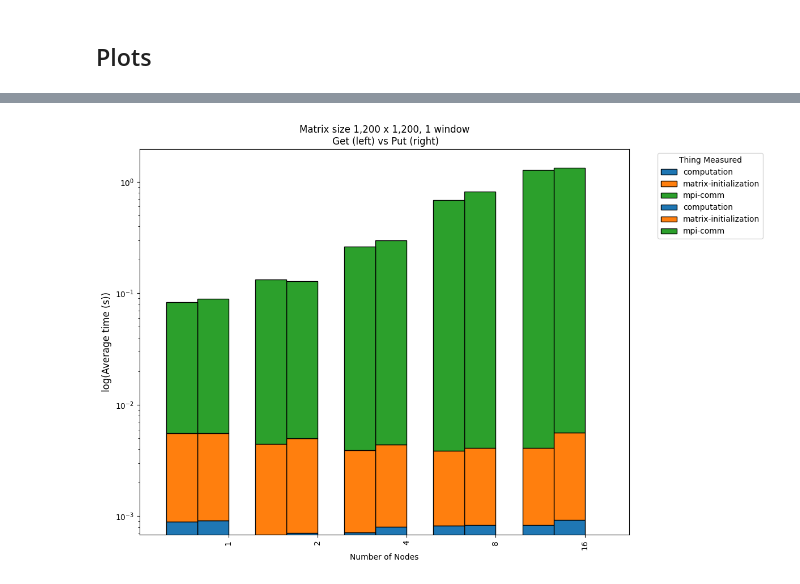
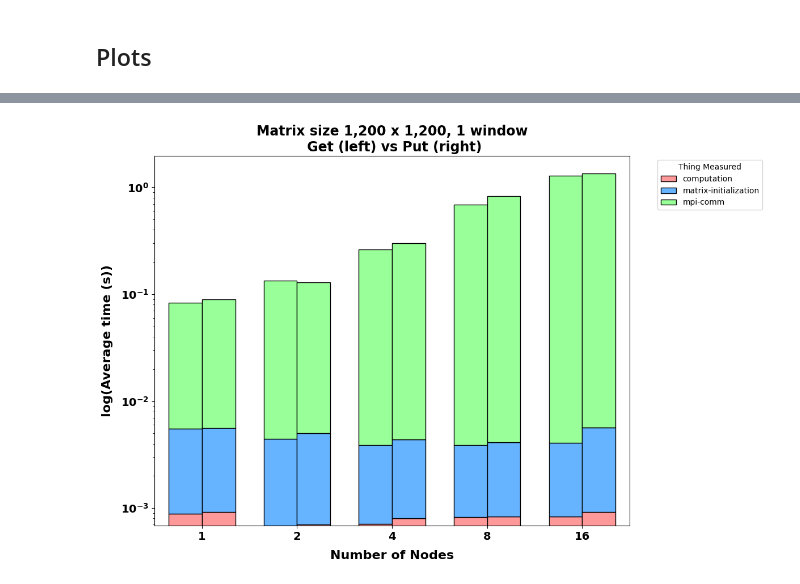
Before and after one commit to IsacPasianotto/Parallel-Programming-HPC, a Jupyter notebook: jacobi-one-side/plots/plots.ipynb, the cells around one changed output, grey strips where cells are left out. Cells and saved outputs as stored; diff of their text form; code cells hidden in the pictures.

```diff
--- a/jacobi-one-side/plots/plots.ipynb
+++ b/jacobi-one-side/plots/plots.ipynb
@@ -298,4 +8,4 @@ all_data_grouped.columns = ['size', 'what', 'nodes', 'windows', 'operation', 'ti
 # %%
-data = all_data_grouped
+data = pd.read_csv('all_data_grouped.csv')
 # %% [markdown]
 ## Plots
@@ -326,25 +65,10 @@ print(data_1win)
 # %%
-# Pivot the data to have 'put' and 'get' as separate columns for each 'what' and 'nodes'
-put_df = data_1win[data_1win['operation'] == 'put']
-get_df = data_1win[data_1win['operation'] == 'get']
+# fist plot: scalability: get vs put, 1 window
+data_1win = data[data['windows'] == 1]
+data_1win = data_1win[data_1win['operation'] != 'none']
+data_1win = data_1win[data_1win['size'] == 1200]
 
-pivot_put = put_df.pivot(index='nodes', columns='what', values='time')
-pivot_get = get_df.pivot(index='nodes', columns='what', values='time')
-
-# Make 2 stackbar plots
-fig, ax = plt.subplots(1, 1, figsize=(12, 8))
-pivot_put.plot(kind='bar', stacked=True, ax=ax, width=0.35, position=1, edgecolor='black')
-pivot_get.plot(kind='bar', stacked=True, ax=ax, width=0.35, position=2, edgecolor='black')
-
-# put y on log scale:
-plt.yscale('log')
-
-plt.xlim(-1, 4.5)
-plt.xlabel('Number of Nodes')
-plt.ylabel('log(Average time (s))', fontsize=12)
-plt.title('Matrix size 1,200 x 1,200, 1 window\n Get (left) vs Put (right)')
-plt.legend(title='Thing Measured', bbox_to_anchor=(1.05, 1), loc='upper left')
-plt.tight_layout()
-plt.show()
+p1 = make_get_vs_put_plot(data_1win, title='Matrix size 1,200 x 1,200, 1 window\n Get (left) vs Put (right)', ylog=True)
+p1.show()
 # %% [output]
-[figure, old version]
+[figure, new version]
```
Also changed, not shown: parts of 20 cells of this notebook, 17 other files.
